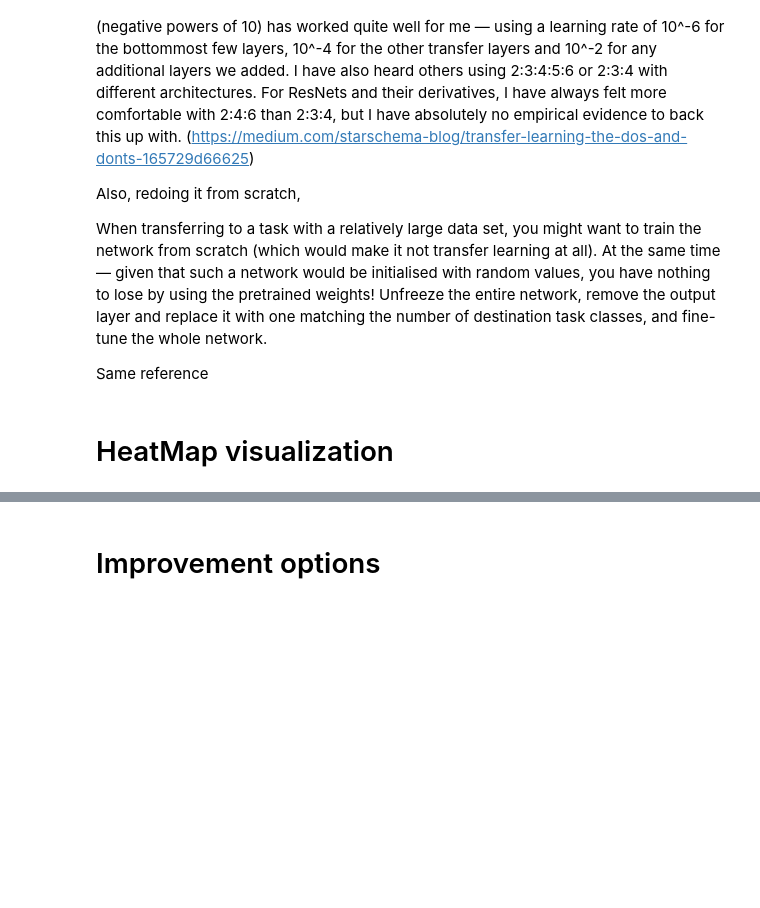
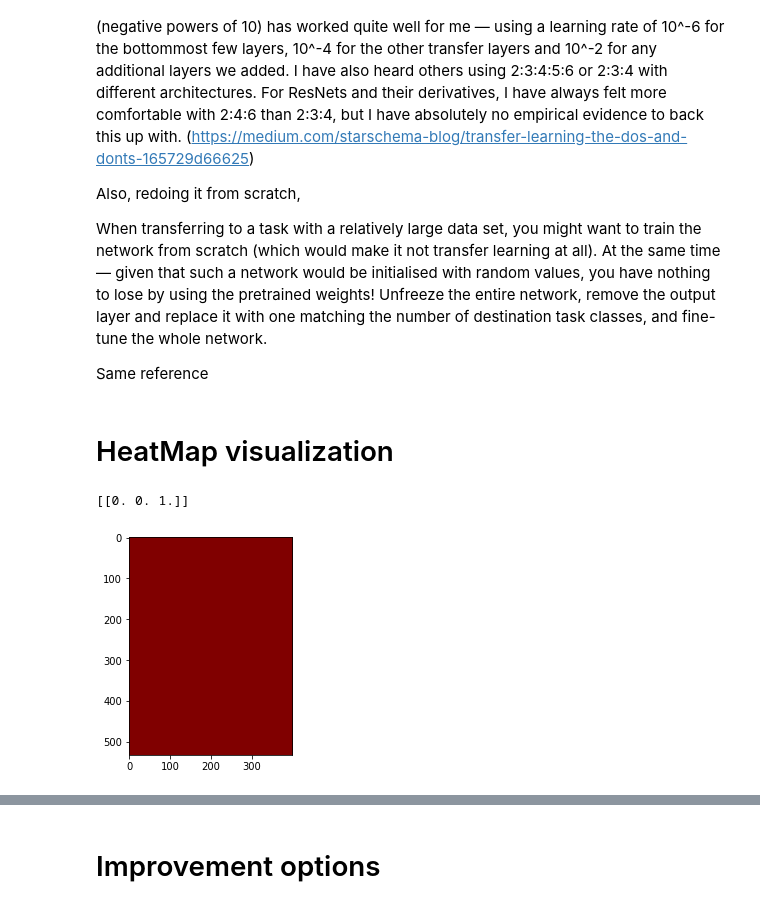
Before and after one commit to ensapra/TreballFinaldeGrau, a Jupyter notebook: ComputerVision/PantsModel_Training.ipynb, the cells around one changed output, grey strips where cells are left out. Saved outputs shown, nothing was run; the diff lists cells and outputs as text; code cells hidden in the pictures; blank space fills up the shorter version.

```diff
--- a/ComputerVision/PantsModel_Training.ipynb
+++ b/ComputerVision/PantsModel_Training.ipynb
@@ -678,31 +692,39 @@ Same reference
 # %% [markdown]
 # HeatMap visualization
 # %%
-modelTest = models.load_model('saved_model/pantsModel_unbalanced')
+modelTest = models.load_model('saved_model/pantsModel_balanced')
 # %%
 def gradCAM(orig, model, intensity=0.5, res=224):
     img = image.load_img(orig, target_size=(res, res))
 
     x = image.img_to_array(img)
     x = np.expand_dims(x, axis=0)
 
     preds = model.predict(x)
     print((preds)) # prints the class of image
+
     with tf.GradientTape() as tape:
         last_conv_layer = model.get_layer('conv5_block3_out')
         iterate = models.Model([model.inputs], [model.output, last_conv_layer.output])
         model_out, last_conv_layer = iterate(x)
         class_out = model_out[:, np.argmax(model_out[0])]
         grads = tape.gradient(class_out, last_conv_layer)
         pooled_grads = K.mean(grads, axis=(0, 1, 2))
+
     heatmap = tf.reduce_mean(tf.multiply(pooled_grads, last_conv_layer), axis=-1)
     heatmap = np.maximum(heatmap, 0)
-    heatmap /= np.max(heatmap)
+    max_heat = np.max(heatmap)
+    if max_heat == 0:
+        max_heat = 1e-10
+    heatmap /= max_heat
     heatmap = heatmap.reshape((7, 7))
     img = cv2.imread(orig)
     heatmap = cv2.resize(heatmap, (img.shape[1], img.shape[0]))
     heatmap = cv2.applyColorMap(np.uint8(255*heatmap), cv2.COLORMAP_JET)
     img = img
     plt.imshow(heatmap)
 
-gradCAM(r'Data\images_compressed\1b065c3c-0679-40af-9924-8de9986fdf66.jpg', modelTest)
+gradCAM(r'Data\images_compressed\0e3d71f8-7677-4cd4-ba24-4788c3890ac1.jpg', modelTest)
+# %% [output]
+[[0. 0. 1.]]
+[figure, added]
```
Also changed, not shown: parts of 19 cells of this notebook, 10 other files.
